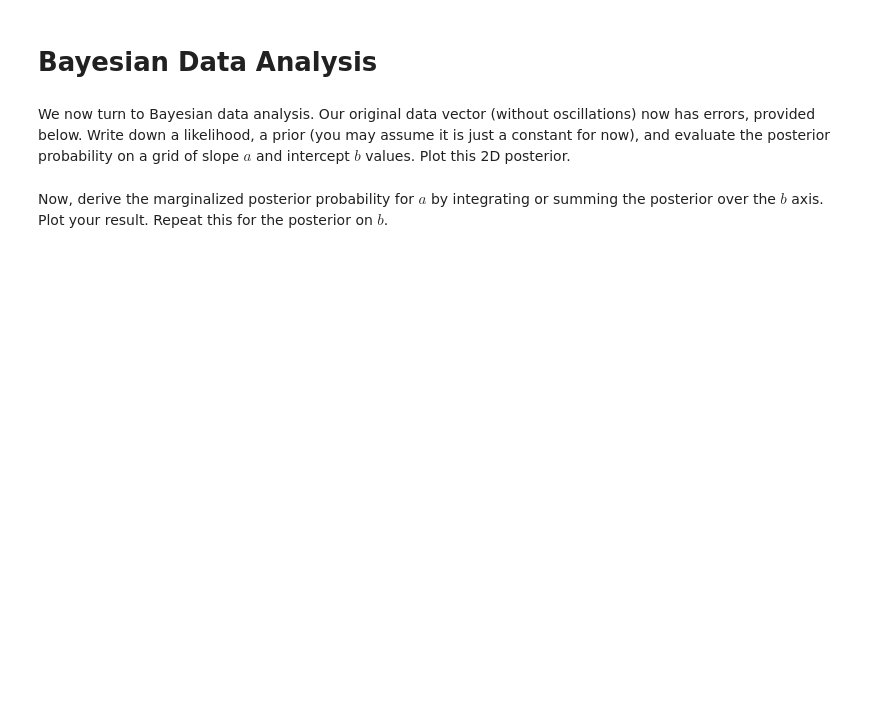
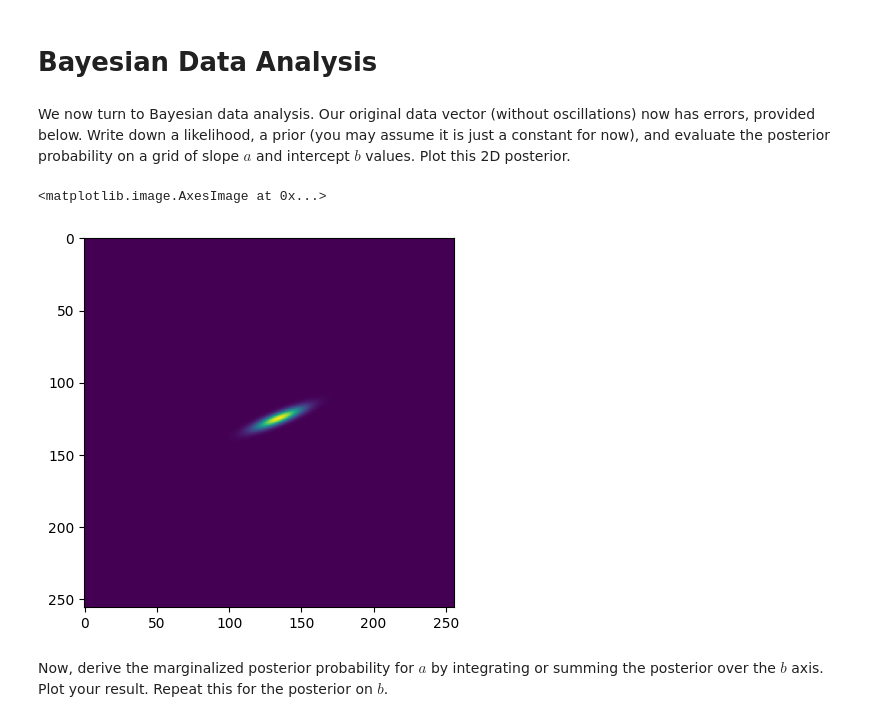
Before and after one commit to genaiwithshubham/machine-learning-practice, a Jupyter notebook: courseInfosysNotebookFinal2025.ipynb, the cells around one changed output. Cells and saved outputs as stored; diff of their text form; code cells hidden in the pictures; blank space fills up the shorter version.

```diff
--- a/courseInfosysNotebookFinal2025.ipynb
+++ b/courseInfosysNotebookFinal2025.ipynb
@@ -300,29 +300,43 @@ print(c)
 We now turn to Bayesian data analysis. Our original data vector (without oscillations) now has errors, provided below. Write down a likelihood, a prior (you may assume it is just a constant for now), and evaluate the posterior probability on a grid of slope $a$ and intercept $b$ values. Plot this 2D posterior.
 # %%
 #The original data vector, but this time with errors!
+import numpy
+import matplotlib.pyplot as plt
+
 xarray = numpy.arange(20.)/5
 yarray = numpy.array([1.16100793, 2.27070892, 1.7102285 , 1.92216664 ,2.00306275 ,3.60437835,
  3.8682993 , 5.51139028, 3.16760897, 4.27715062, 4.22776111, 5.33520844,
  6.50611469, 5.4146256,  7.04786637, 8.44454962, 7.63848438, 7.81296952,
  8.80991074 ,6.62531274])
 yarrayError = yarray*0.+1.
 
+def f(x,m,c):
+  f = m*x + c
+  return f
+
 def loglikelihood(vals):
-  loglike = #### Write down log(likelihood) function. Vals is 2D array [vals[0],vals[1]]
+  # loglike = #### Write down log(likelihood) function. Vals is 2D array [vals[0],vals[1]]
+  loglike = numpy.sum(-(yarray - f(xarray, vals[0], vals[1]))**2./(2.*yarrayError**2.))
   return loglike
 
 #### you may wish to use this function
 def gridEvaluateFunction(function, xvals, yvals):
     #### returns 2d array of function values evaluated on a, b grid values
     functionValues = numpy.zeros((len(xvals), len(yvals)))
     for i in range(len(xvals)):
         for j in range(len(yvals)):
             functionValues[i, j] = function([xvals[i], yvals[j]])
     return functionValues
 
 #### example usage with a function loglikelihood (function of a 2D array)
 a_grid = numpy.linspace(-3.,7.,256)
 b_grid = numpy.linspace(-4.,6.,256)
 logongrid = gridEvaluateFunction(loglikelihood,a_grid,b_grid)
+logongrid
+
+plt.imshow(numpy.exp(logongrid))
+# %% [output]
+<matplotlib.image.AxesImage at 0x...>
+[figure, added]
 # %% [markdown]
 Now, derive the marginalized posterior probability for $a$ by integrating or summing the posterior over the $b$ axis. Plot your result. Repeat this for the posterior on $b$.
```
Also changed, not shown: parts of 2 cells of this notebook.
